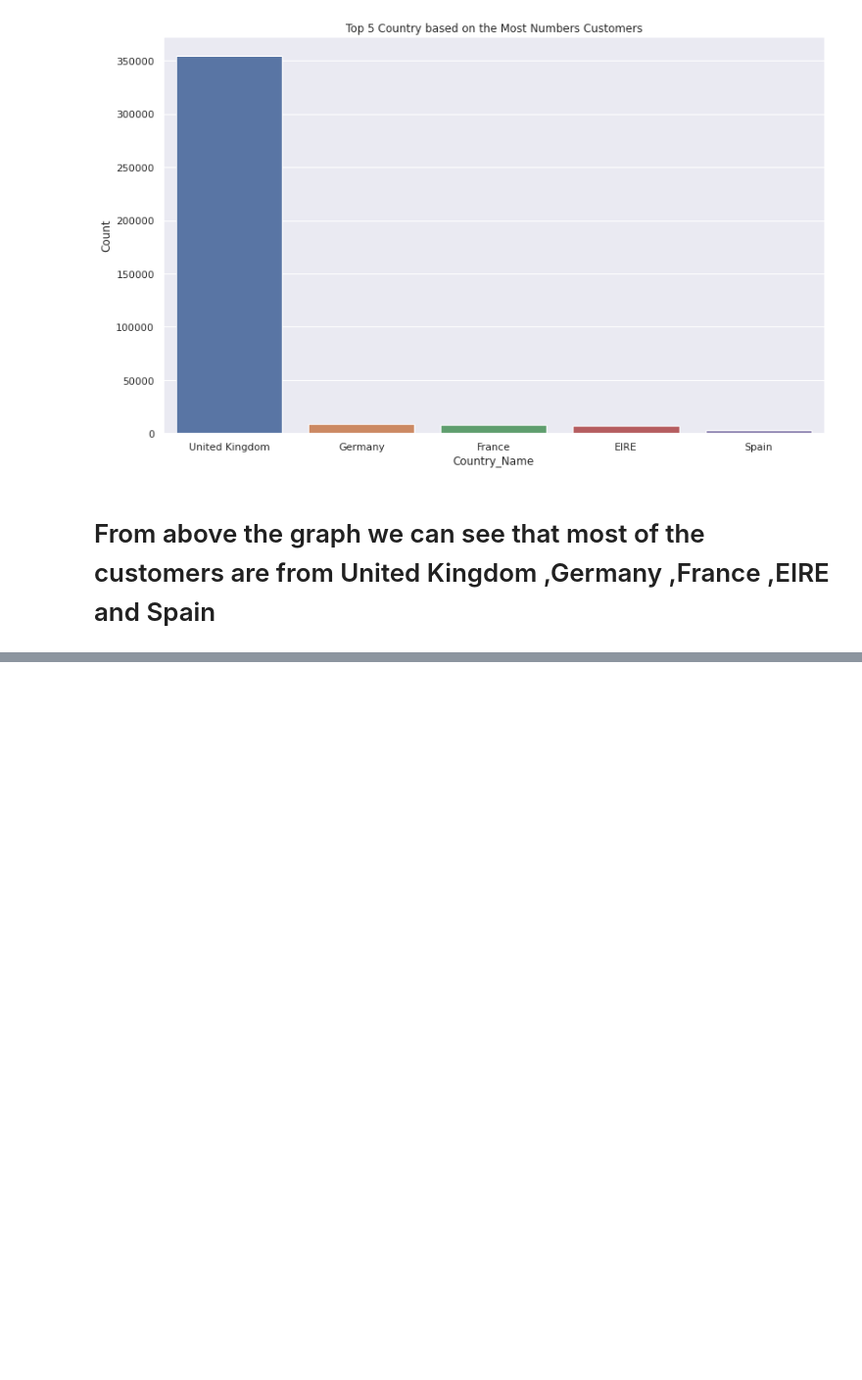
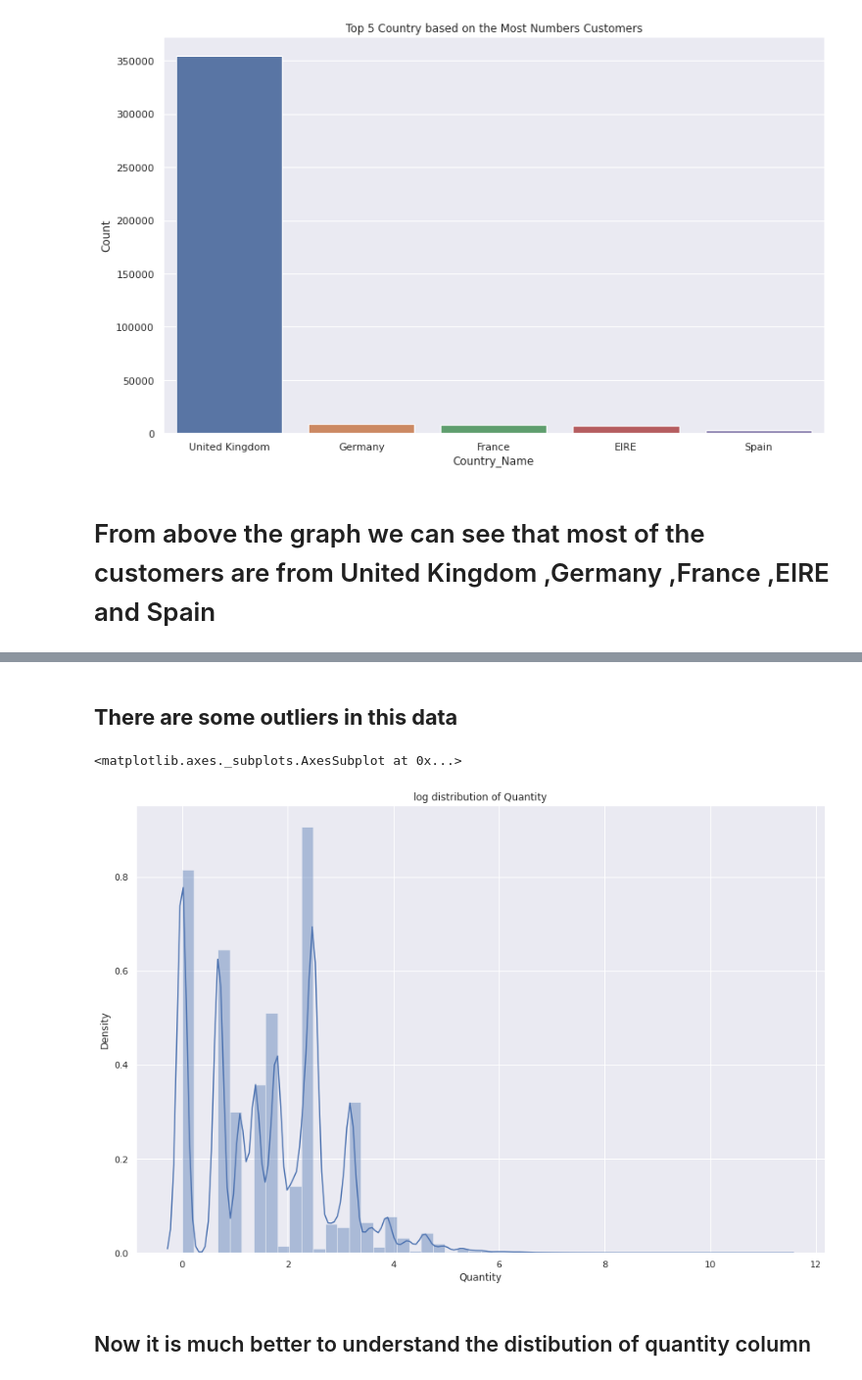
Before and after one commit to atif2786/Online-Retail-Customer-Segmentation., a Jupyter notebook: Online_Retail_Customer_Segmentation.ipynb, the cells around one changed output, grey strips where cells are left out. Shown: that part at 98% size. Cells and saved outputs as stored; diff of their text form; code cells hidden in the pictures; blank space fills up the shorter version.

```diff
--- a/Online_Retail_Customer_Segmentation.ipynb
+++ b/Online_Retail_Customer_Segmentation.ipynb
@@ -330,0 +359,12 @@ sns.barplot(x='Country_Name',y='Count',data=country_df[:5])
+# %% [markdown]
+## **There are some outliers in this data**
+# %%
+# Log Transfomr on the quantity
+plt.figure(figsize=(15,10))
+plt.title('log distribution of Quantity')
+sns.distplot(np.log(orcs['Quantity']),color="B")
+# %% [output]
+<matplotlib.axes._subplots.AxesSubplot at 0x...>
+[figure, added]
+# %% [markdown]
+## Now it is much better to understand the distibution of quantity column
```
Also changed, not shown: parts of 16 cells of this notebook.
